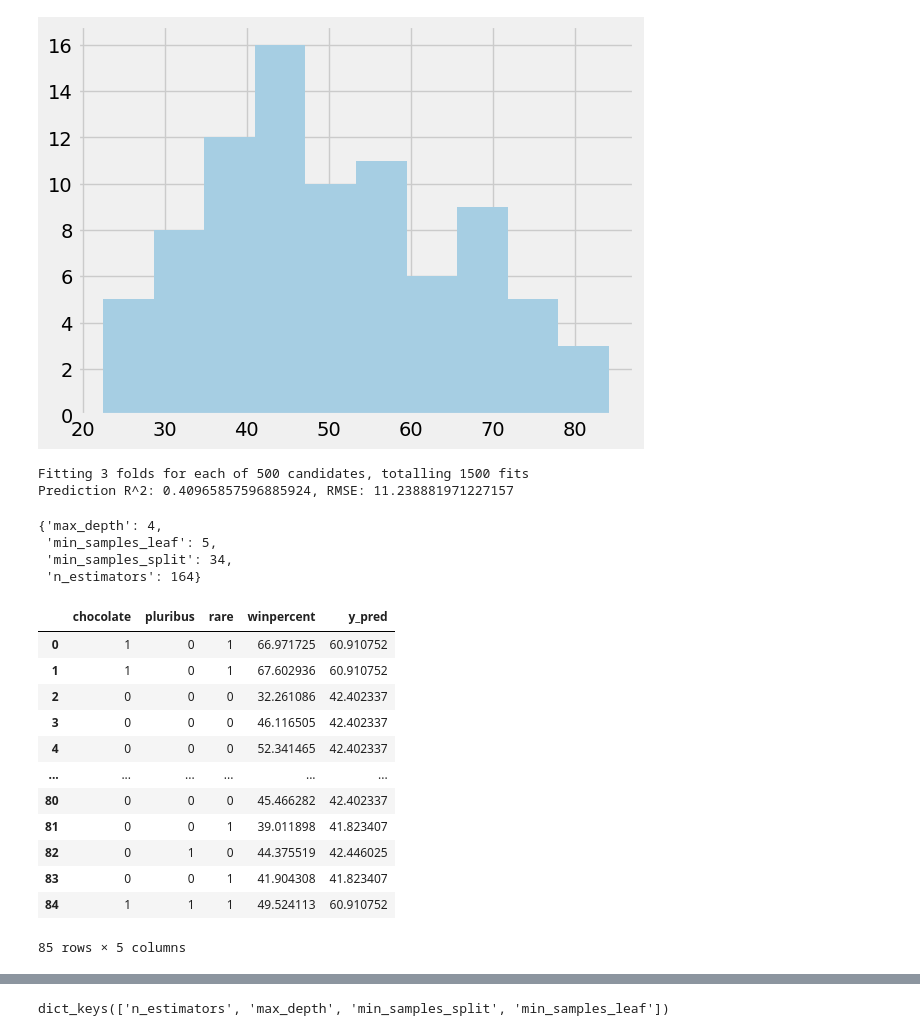
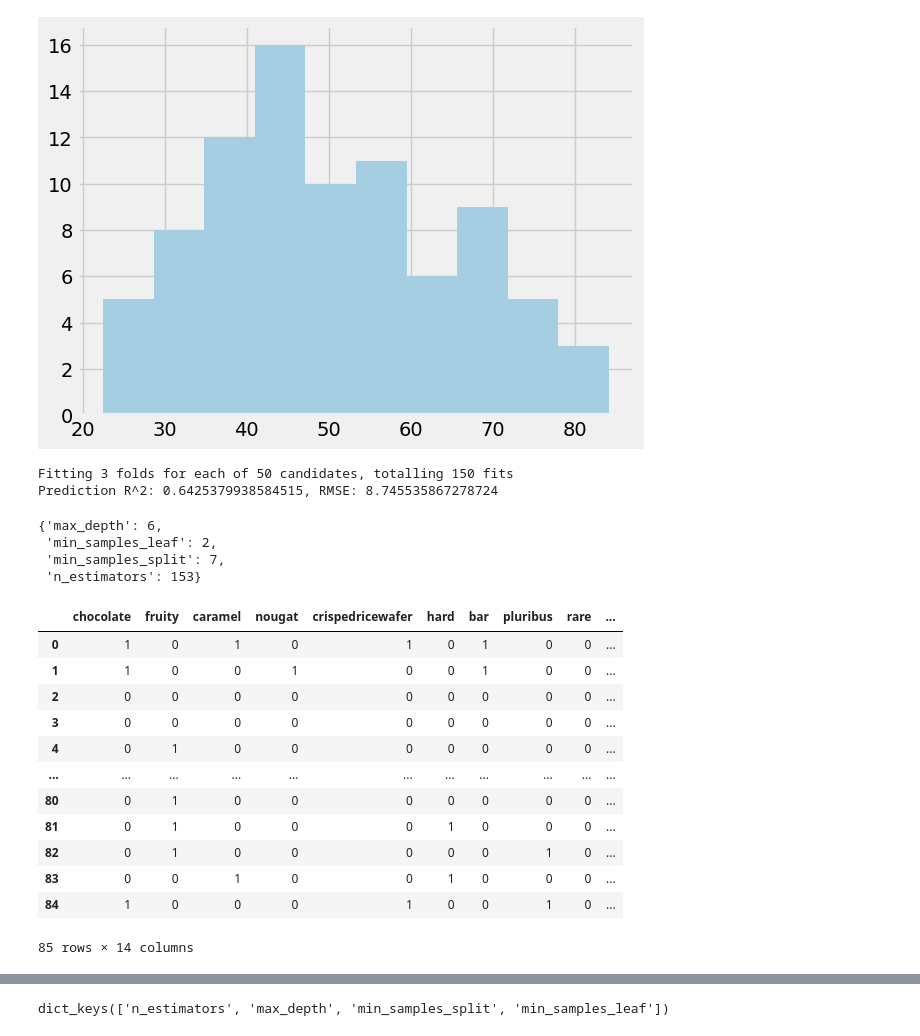
Before and after one commit to Eezzeldin/candy, a Jupyter notebook: candy.ipynb, the cells around one changed output, grey strips where cells are left out. Saved outputs shown, nothing was run; the diff lists cells and outputs as text; code cells hidden in the pictures.

```diff
--- a/candy.ipynb
+++ b/candy.ipynb
@@ -75,6 +79,12 @@ non_feature_cols = ["competitorname",
                     "fruity",
                     y_col
                     ]
+non_feature_cols = ["competitorname",
+                   "pricepercent" ,
+                    "sugarpercent" ,
+
+                    y_col
+                    ]
 for r in rare_cols :      non_feature_cols.append (r)
 X                = data.drop (non_feature_cols,axis =1)
 X
@@ -147,7 +169,7 @@ param_dist = {
 
 
 # Setup the Randomized Search with cross-validation for the entire dataset
-random_search = RandomizedSearchCV(estimator=RandomForestRegressor(), param_distributions=param_dist, n_iter=500, cv=3, random_state=42, n_jobs = -1 , verbose = 40)
+random_search = RandomizedSearchCV(estimator=RandomForestRegressor(), param_distributions=param_dist, n_iter=50, cv=3, random_state=42, n_jobs = -1 , verbose = 40)
 
 # Perform the search on the entire dataset
 random_search.fit(X, y)
@@ -162,30 +184,33 @@ rmse = np.sqrt(mean_squared_error(y, y_pred))
 
 print(f"Prediction R^2: {r2}, RMSE: {rmse}")
 # %% [output]
-Fitting 3 folds for each of 500 candidates, totalling 1500 fits
-Prediction R^2: 0.40965857596885924, RMSE: 11.238881971227157
+Fitting 3 folds for each of 50 candidates, totalling 150 fits
+Prediction R^2: 0.6425379938584515, RMSE: 8.745535867278724
 # %%
 best_params
 # %% [output]
-{'max_depth': 4,
- 'min_samples_leaf': 5,
- 'min_samples_split': 34,
- 'n_estimators': 164}
+{'max_depth': 6,
+ 'min_samples_leaf': 2,
+ 'min_samples_split': 7,
+ 'n_estimators': 153}
 # %%
-candy_pred = X.join (y).join (pd.DataFrame (y_pred,columns = ["y_pred"]))
+candy_pred                      = X.join (y).join (pd.DataFrame (y_pred,columns = ["y_pred"]))
+candy_pred ["error"]            = candy_pred [y_col] - candy_pred ["y_pred"]
+candy_pred ["abs_error"]        = abs (candy_pred [y_col] - candy_pred ["y_pred"])
+candy_pred ["error_squared"]    = candy_pred ["error"] ** 2
 candy_pred
 # %% [output]
-|  | chocolate | pluribus | rare | winpercent | y_pred |
-| 0 | 1 | 0 | 1 | 66.971725 | 60.910752 |
-| 1 | 1 | 0 | 1 | 67.602936 | 60.910752 |
-| 2 | 0 | 0 | 0 | 32.261086 | 42.402337 |
-| 3 | 0 | 0 | 0 | 46.116505 | 42.402337 |
-| 4 | 0 | 0 | 0 | 52.341465 | 42.402337 |
-| ... | ... | ... | ... | ... | ... |
-| 80 | 0 | 0 | 0 | 45.466282 | 42.402337 |
-| 81 | 0 | 0 | 1 | 39.011898 | 41.823407 |
-| 82 | 0 | 1 | 0 | 44.375519 | 42.446025 |
-| 83 | 0 | 0 | 1 | 41.904308 | 41.823407 |
-| 84 | 1 | 1 | 1 | 49.524113 | 60.910752 |
+|  | chocolate | fruity | caramel | nougat | crispedricewafer | hard | bar | pluribus | rare | ... |
+| 0 | 1 | 0 | 1 | 0 | 1 | 0 | 1 | 0 | 0 | ... |
+| 1 | 1 | 0 | 0 | 1 | 0 | 0 | 1 | 0 | 0 | ... |
+| 2 | 0 | 0 | 0 | 0 | 0 | 0 | 0 | 0 | 0 | ... |
+| 3 | 0 | 0 | 0 | 0 | 0 | 0 | 0 | 0 | 0 | ... |
+| 4 | 0 | 1 | 0 | 0 | 0 | 0 | 0 | 0 | 0 | ... |
+| ... | ... | ... | ... | ... | ... | ... | ... | ... | ... | ... |
+| 80 | 0 | 1 | 0 | 0 | 0 | 0 | 0 | 0 | 0 | ... |
+| 81 | 0 | 1 | 0 | 0 | 0 | 1 | 0 | 0 | 0 | ... |
+| 82 | 0 | 1 | 0 | 0 | 0 | 0 | 0 | 1 | 0 | ... |
+| 83 | 0 | 0 | 1 | 0 | 0 | 1 | 0 | 0 | 0 | ... |
+| 84 | 1 | 0 | 0 | 0 | 1 | 0 | 0 | 1 | 0 | ... |
-85 rows × 5 columns
+85 rows × 14 columns
 # %%
```
Also changed, not shown: parts of 21 cells of this notebook.
